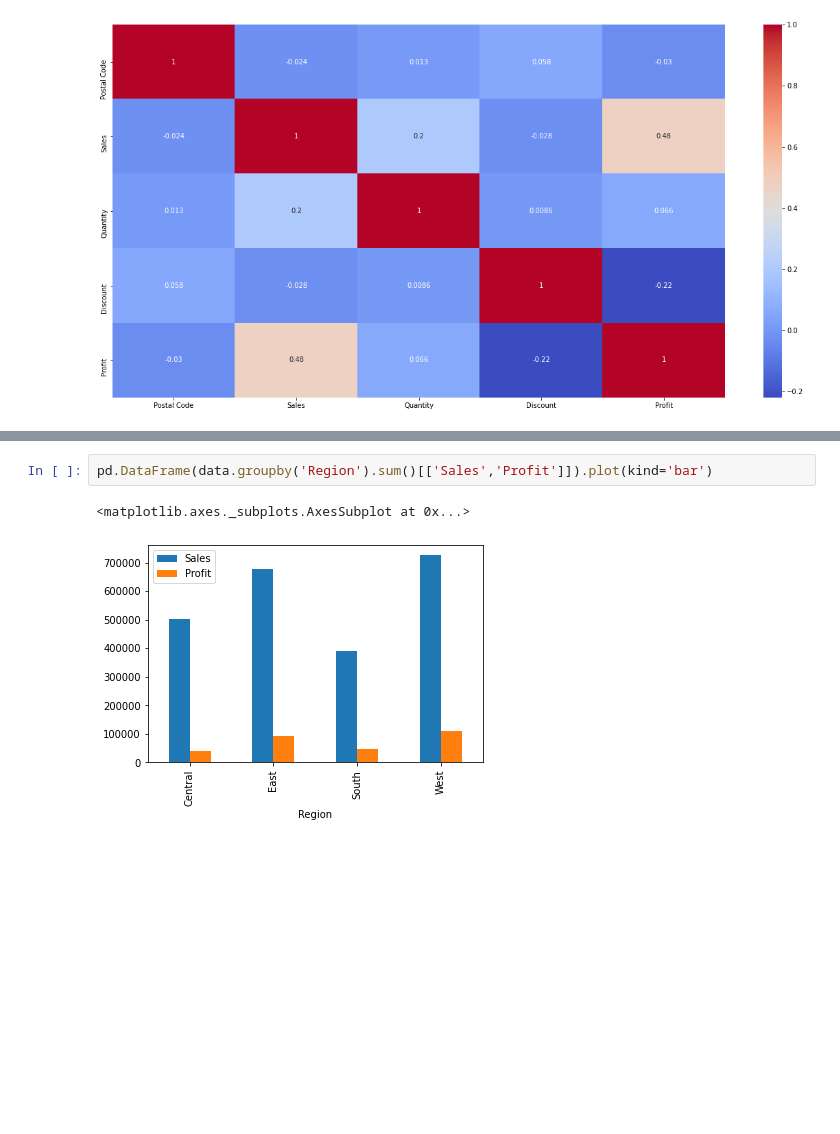
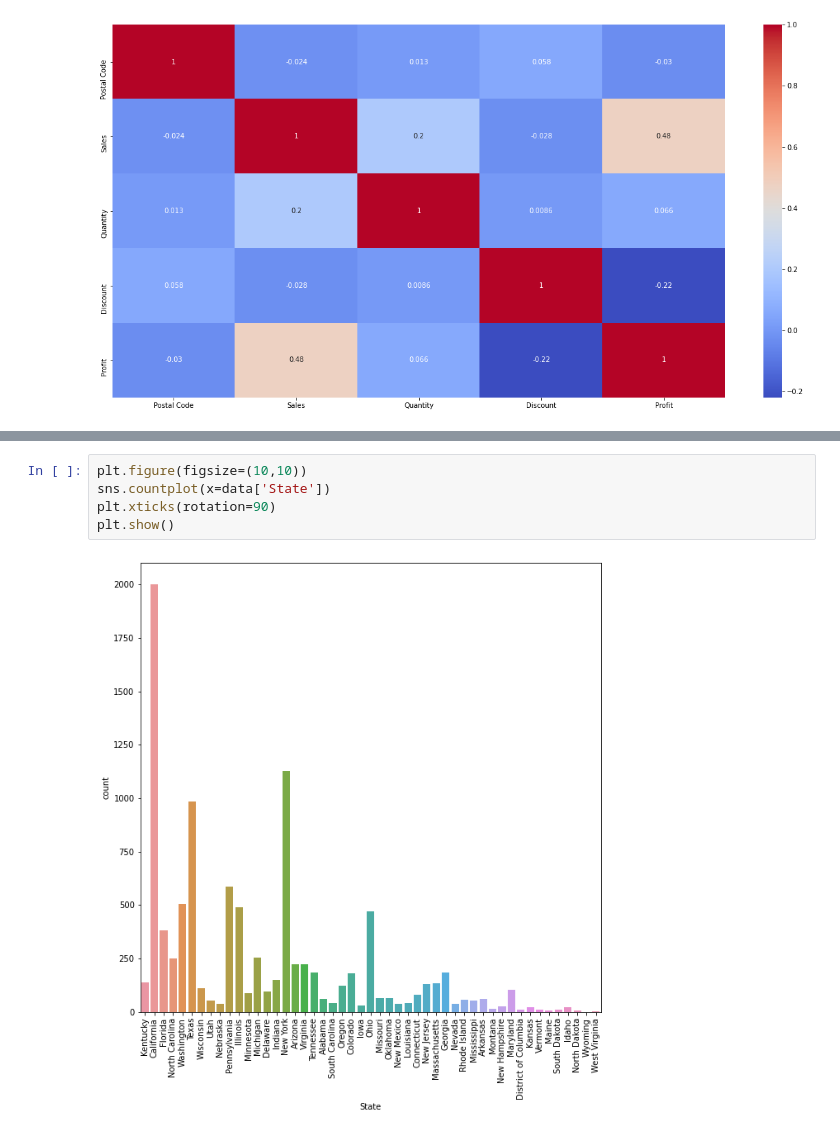
Before and after one commit to Nymisha-ruby/GRIP-Intern, a Jupyter notebook: Task3.ipynb, the cells around one changed output, grey strips where cells are left out. Drawn from its saved outputs; the diff is of its cells as text; blank space fills up the shorter version.

```diff
--- a/Task3.ipynb
+++ b/Task3.ipynb
@@ -213,5 +205,7 @@ As the sales go up, the profit goes up as well
-# %%
-pd.DataFrame(data.groupby('Region').sum()[['Sales','Profit']]).plot(kind='bar')
-# %% [output]
-<matplotlib.axes._subplots.AxesSubplot at 0x...>
-[figure, removed]
+# %%
+plt.figure(figsize=(10,10))
+sns.countplot(x=data['State'])
+plt.xticks(rotation=90)
+plt.show()
+# %% [output]
+[figure, added]
```
Also changed, not shown: parts of 12 cells of this notebook.
